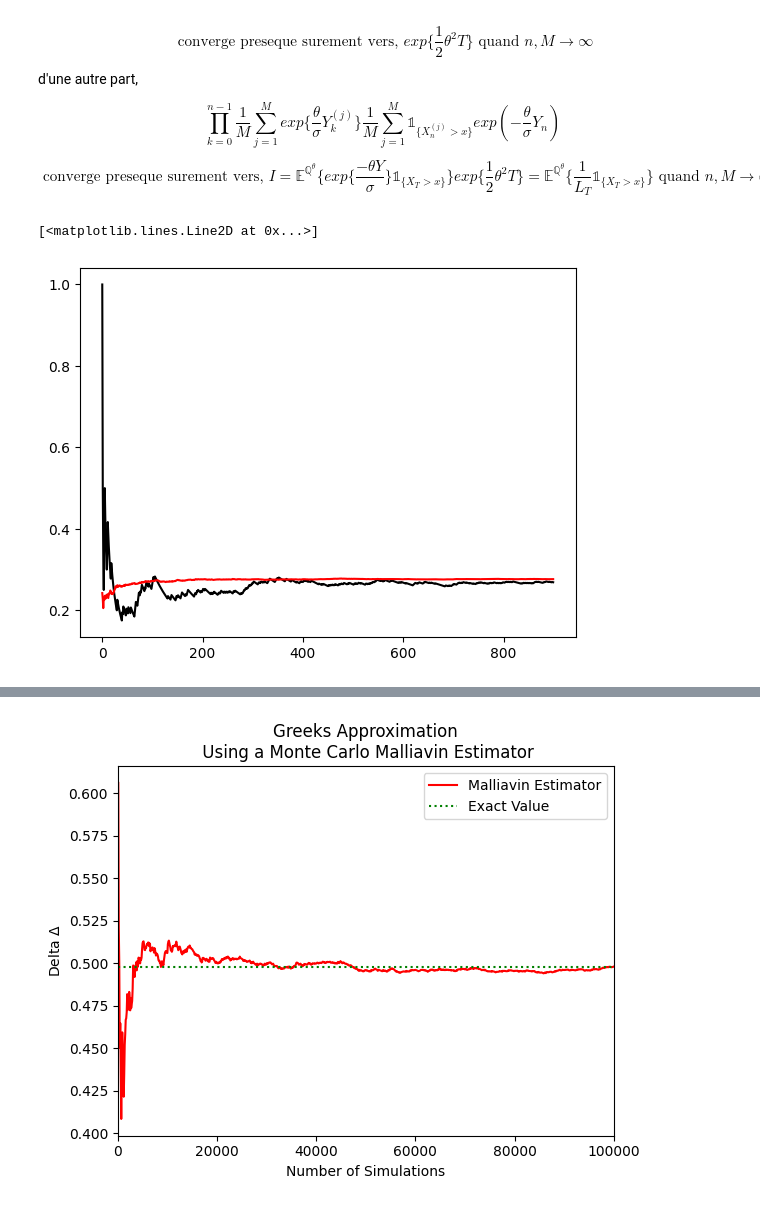
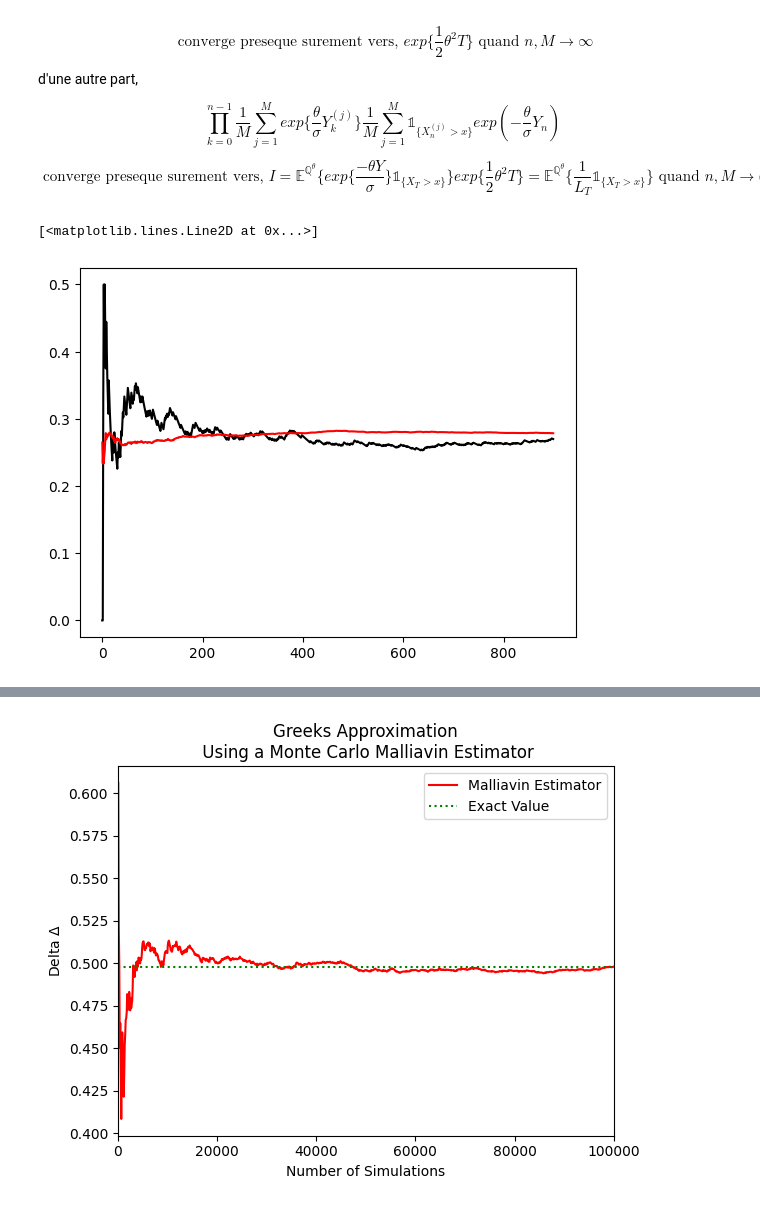
Before and after one commit to EssaddekOthmane/IndependentPriceVerification, a Jupyter notebook: BlackScholesRobbinsMonro.ipynb, the cells around one changed output, grey strips where cells are left out. Saved outputs shown, nothing was run; the diff lists cells and outputs as text; code cells hidden in the pictures.

```diff
--- a/BlackScholesRobbinsMonro.ipynb
+++ b/BlackScholesRobbinsMonro.ipynb
@@ -969,7 +969,7 @@ S_n = np.cumsum(V)
 variance_V = np.var(V)  # constante : Var[V_i]
 langle_S_n = np.arange(1, N+1) * variance_V  # <S>_n = n Var[V_i]
 
-beta = 0.55
+beta = .55
 C_a = .10
 k = 2 - beta
 
@@ -1466,10 +1466,10 @@ $$\text{ converge preseque surement vers, } I=\mathbb{E}^{\mathbb{Q}^{\theta}}\B
 import numpy as np
 import matplotlib.pyplot as plt
 
-K=120
-S_0=100
+K=K
+S_0=S_0
 sigma=sigma_prim
-r=0.05
+r=r
 T=1
 # temps
 n=90
@@ -1515,31 +1515,31 @@ for i in range(1,N+1):
         cdf=np.cumsum(w)
         u0=np.random.uniform(0,1/M)
         u=u0+np.arange(M)/M
         ind=np.searchsorted(cdf,u)
         X=X[ind]
 
     Y_final=X-np.log(S_0)-mu*T
     weightsFinal=np.exp(-theta/sigma*Y_final)
     indicators=(X>x).astype(float)
     estimate=norm*np.mean(indicators*weightsFinal)
 
     cumul_sum+=estimate
     means.append(cumul_sum/i)
 
 
 
 
 X_T=np.log(S_0)+mu*T+sigma*np.sqrt(T)*np.random.randn(N)
 
 indicators=(X_T>np.log(K)).astype(float)
 
 pEstimate=np.mean(indicators)
 
 MeansNaive=np.cumsum(indicators)/np.arange(1,N+1)
 MeanNaive=np.mean(indicators)
 plt.plot(MeansNaive,'black')
 plt.plot(means,'red')
 # plt.plot([MeanNaive for _ in range(len(indicators))],)
 # %% [output]
 [<matplotlib.lines.Line2D at 0x...>]
-[figure, old version]
+[figure, new version]
```
Also changed, not shown: parts of 4 cells of this notebook.
